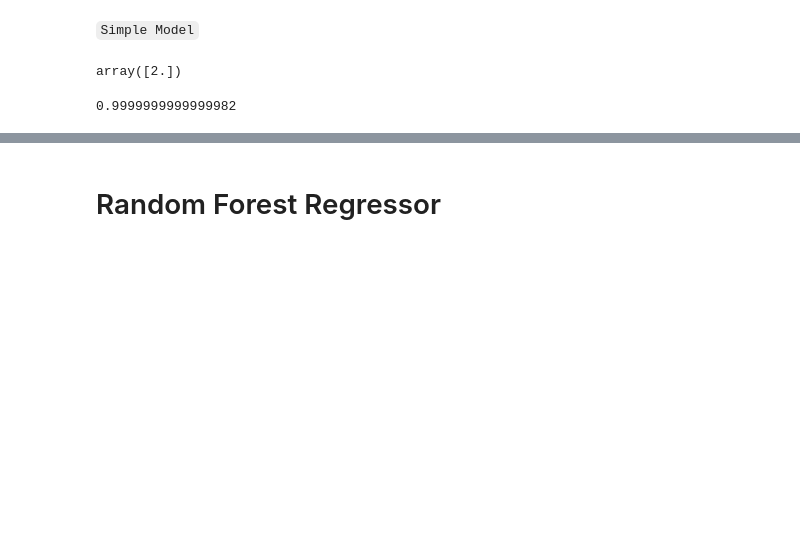
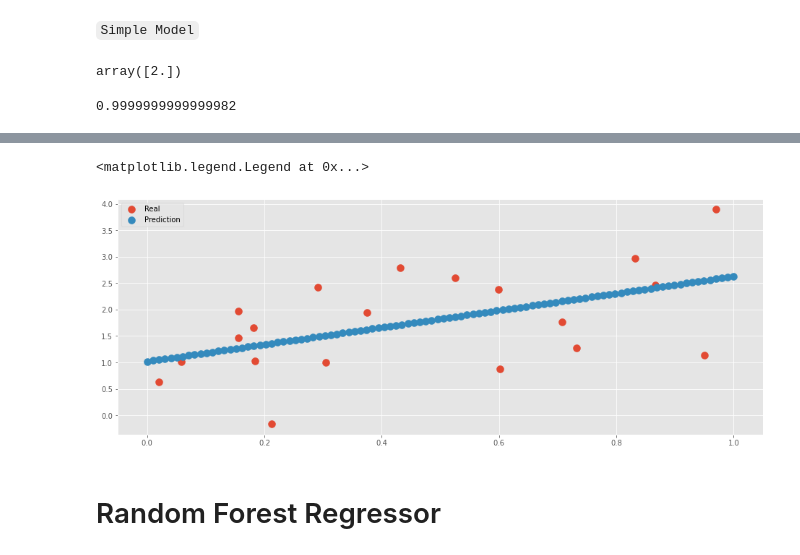
Before and after one commit to pepocasella/All_Data_Science, a Jupyter notebook: Scikit-Learn/Jupyter Notebook/Scikit-Learning.ipynb, the cells around one changed output, grey strips where cells are left out. Cells and saved outputs as stored; diff of their text form; code cells hidden in the pictures; blank space fills up the shorter version.

```diff
--- a/Scikit-Learn/Jupyter Notebook/Scikit-Learning.ipynb
+++ b/Scikit-Learn/Jupyter Notebook/Scikit-Learning.ipynb
@@ -84,3 +124,10 @@ plt.scatter(X,y)
+# %%
+plt.scatter(X.ravel(), y, label='Real')
+plt.scatter(X_all.ravel(), y_pred, label='Prediction')
+plt.legend()
+# %% [output]
+<matplotlib.legend.Legend at 0x...>
+[figure, added]
 # %% [markdown]
 # Random Forest Regressor
 # %%
```
Also changed, not shown: parts of 21 cells of this notebook.
